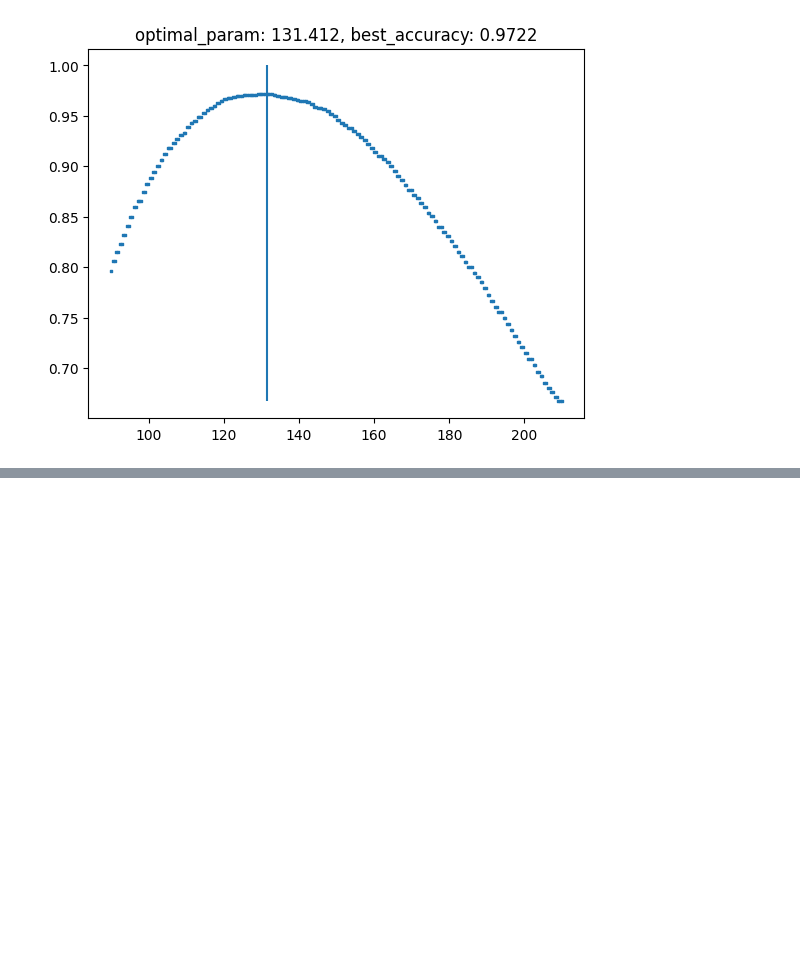
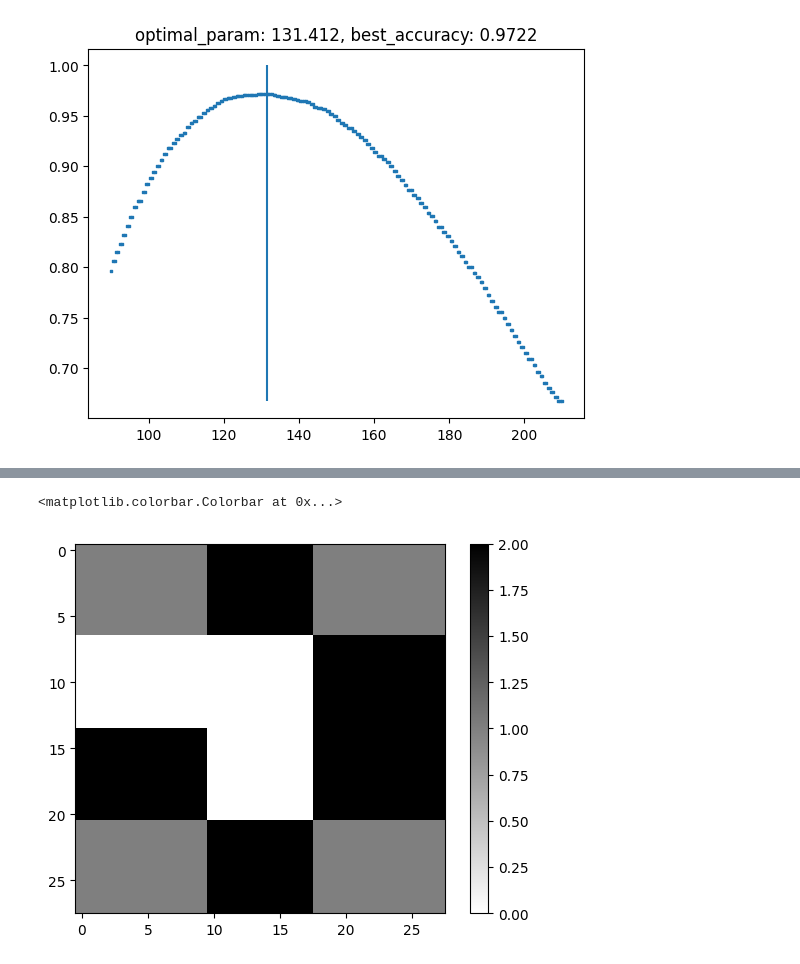
Before and after one commit to nathan-chappell/matos_ml_tutorial, a Jupyter notebook: demo.ipynb, the cells around one changed output, grey strips where cells are left out. Drawn from its saved outputs; the diff is of its cells as text; code cells hidden in the pictures; blank space fills up the shorter version.

Commit message:
kernel stuff working

```diff
--- a/demo.ipynb
+++ b/demo.ipynb
@@ -181,7 +225,11 @@ class LinearBasisKernel:
         """(n,28,28), (m,n) -> (m,28,28)"""
         return (basis.reshape((1, *basis.shape)) * batch_coefficients.reshape((-1, basis.shape[0], 1, 1))).sum(axis=(1))
 
-    def fit(self, image_data: np.ndarray, label_data: np.ndarray, labels: T.List[int, int], c_min=0, c_max=2, n=64) -> np.ndarray:
+    def get_kernel(self):
+        return (self.coefficients.reshape((-1,1,1))*self.basis).sum(axis=0)
+
+    def fit(self, image_data: np.ndarray, label_data: np.ndarray, labels: T.List[int], c_min=0, c_max=2, n=64) -> np.ndarray:
+        """(n,28,28), (n) -> [...coefficients,score]"""
         basis_shape = self.basis.shape
         c_size = basis_shape[0]
 
@@ -189,26 +237,31 @@ class LinearBasisKernel:
             """Running the operation for n > 32 can result in drastic slowdown"""
             coefficients = rng.integers(c_min, c_max + 1, n * c_size).reshape((n, c_size))
             i = 0
-            speed = 32
+            speed = 4
             while i < n:
                 yield coefficients[i : i + speed]
                 i += speed
 
-        features_list = []
+        scores_list = []
+        coefficients_list = []
         for coefficients in yield_coefficients():
+            coefficients_list.append(coefficients)
             kernels = self.get_kernels(self.basis, coefficients)
             assert kernels.shape[1:] == basis_shape[1:]
-            features_list.append((np.expand_dims(kernels, 1) * np.expand_dims(image_data, 0)).sum(axis=(2, 3)))
+            scores_list.append(overlap_score(kernels, image_data, label_data, labels))
 
-        features = np.vstack(features_list)
-        f0 = features[:, label_data == labels[0]]
-        f1 = features[:, label_data == labels[1]]
-        f0_max = f0.max(axis=1)
-        f1_min = f1.min(axis=1)
-        return features
+        scores = np.hstack(scores_list)
+        coefficients = np.vstack(coefficients_list)
+        index = np.argsort(scores)
+
+        non_zero_index = index[scores[index] > 0]
+        result = np.hstack([coefficients[non_zero_index], scores[non_zero_index].reshape((-1, 1))])
+        self.coefficients = result[0, :-1]
+        return result
 
 
 # LinearBasisKernel.get_kernels(make_basis([0, 3, 4], [0, 2, 4]), rng.integers(0, 2, 4 * 6).reshape((6, 4)))
 lk = LinearBasisKernel(make_basis([0, 14, 28], [0, 28]), np.ones(2))
-lk.fit(image_data, label_data).shape
+lk_training_results = lk.fit(image_data, label_data, [1, 0], n=8)
+lk_training_results, lk.coefficients
 # %% [output]
@@ -286,0 +424,6 @@ show_grid_search_result(grid_search_result)
+# %%
+plt.imshow(model.linear_basis_kernel.get_kernel(), cmap='binary')
+plt.colorbar()
+# %% [output]
+<matplotlib.colorbar.Colorbar at 0x...>
+[figure, added]
```
Also changed, not shown: parts of 10 cells of this notebook.
